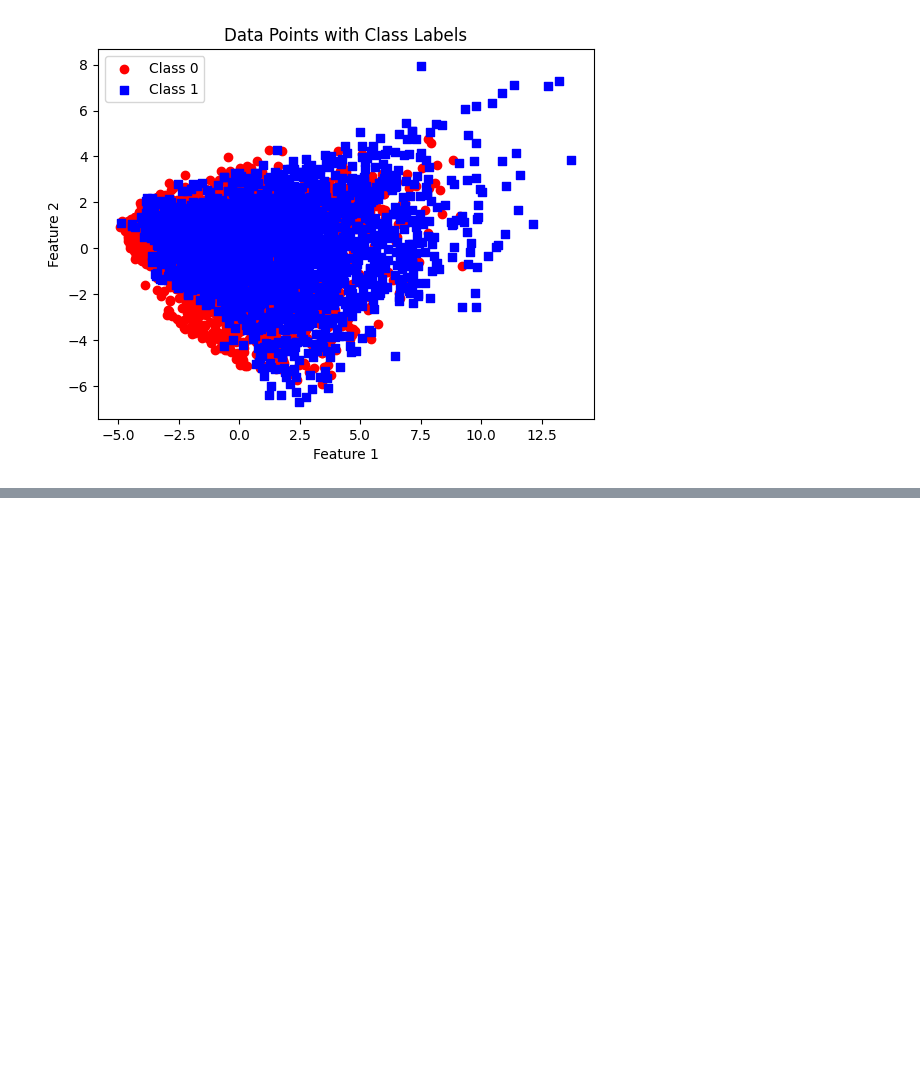
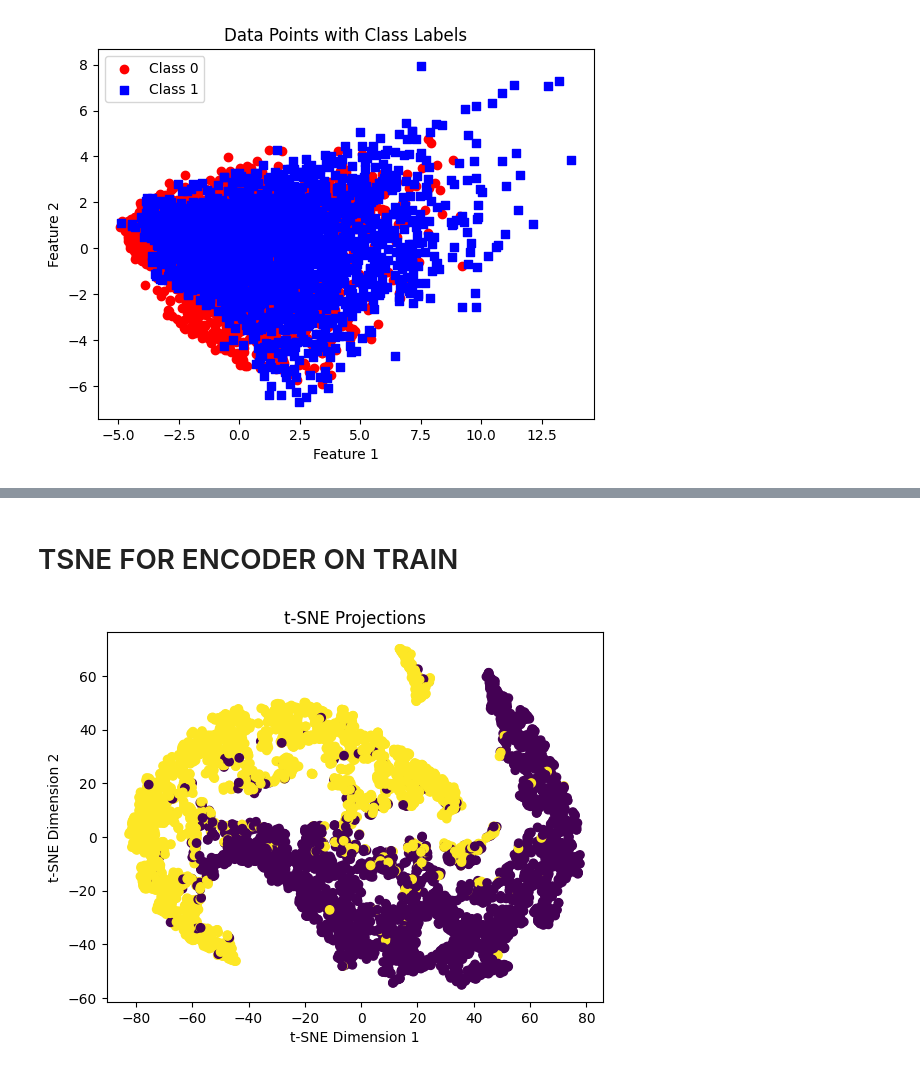
Before and after one commit to midnightripper/losses, a Jupyter notebook: KNN-Visualisation.ipynb, the cells around one changed output, grey strips where cells are left out. Cells and saved outputs as stored; diff of their text form; code cells hidden in the pictures; blank space fills up the shorter version.

```diff
--- a/KNN-Visualisation.ipynb
+++ b/KNN-Visualisation.ipynb
@@ -135,0 +151,17 @@ plt.show()
+# %%
+class SupervisedContrastiveLoss(keras.losses.Loss):
+    def __init__(self, temperature=temperature, name=None):
+        super(SupervisedContrastiveLoss, self).__init__(name=name)
+        self.temperature = temperature
+
+    def __call__(self, labels, feature_vectors, sample_weight=None):
+        print(feature_vectors.shape)
+        feature_vectors_normalized = tf.math.l2_normalize(feature_vectors, axis=1)
+        logits = tf.divide(tf.matmul(feature_vectors_normalized, tf.transpose(feature_vectors_normalized)), self.temperature)
+        return 0.35*(tfa.losses.npairs_loss(tf.squeeze(labels), logits))
+# %%
+from tensorflow.keras.models import Sequential, Model
+from tensorflow.keras.layers import Activation, Input, Conv1D, MaxPooling1D, Flatten, Dense
+from sklearn.model_selection import train_test_split
+from sklearn.metrics import f1_score
+xtra_a, xval_a, ytra_a, yval_a = train_test_split(xtrain, ytrain, test_size=0.2, random_state=42)
@@ -135,0 +218,6 @@ plt.show()
+# %%
+encoder = create_encoder()
+encoder_with_projection_head = add_projection_head(encoder)
+encoder_with_projection_head.compile(optimizer=keras.optimizers.Adam(learning_rate),loss=SupervisedContrastiveLoss(temperature))
+encoder_with_projection_head.summary()
+history = encoder_with_projection_head.fit(xtra_a, ytra_a , validation_data =(xval_a,yval_a), batch_size=32, epochs=100, callbacks=[EarlyStopping(monitor='val_loss', mode='min', verbose=1, patience=10)])
@@ -135,0 +242,2 @@ plt.show()
+# %%
+outputs = encoder_with_projection_head.predict(xtrain)
@@ -135,0 +246,13 @@ plt.show()
+# %% [markdown]
+# TSNE FOR ENCODER ON TRAIN
+# %%
+tsne = TSNE(n_components=2, random_state=42)
+projections = tsne.fit_transform(outputs)
+# Plot the projections
+plt.scatter(projections[:, 0], projections[:, 1],c=ytrain)
+plt.xlabel('t-SNE Dimension 1')
+plt.ylabel('t-SNE Dimension 2')
+plt.title('t-SNE Projections')
+plt.show()
+# %% [output]
+[figure, added]
```
Also changed, not shown: parts of 15 cells of this notebook.
